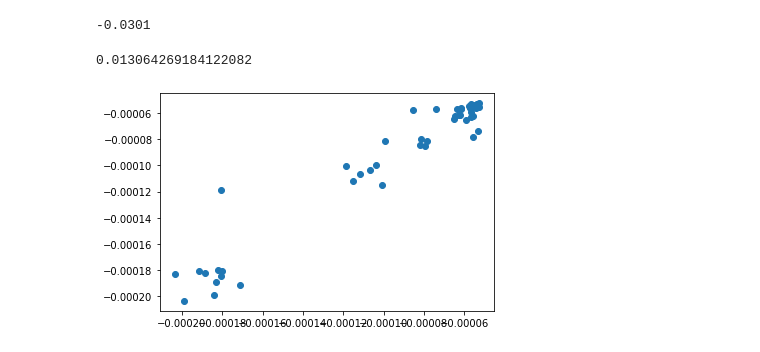
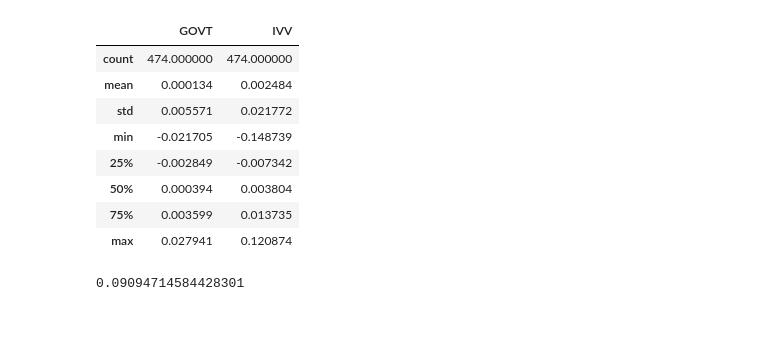
Before and after one commit to jan-felix/SLOG, a Jupyter notebook: Ex_Ante_vs_Ex_Post_Risk.ipynb, the cells around one changed output. Saved outputs shown, nothing was run; the diff lists cells and outputs as text; code cells hidden in the pictures; blank space fills up the shorter version.

```diff
--- a/Ex_Ante_vs_Ex_Post_Risk.ipynb
+++ b/Ex_Ante_vs_Ex_Post_Risk.ipynb
@@ -36,15 +57,21 @@ var_ivv_a = df_a["IVV"].var()
-# %%
-round(df_a["IVV"].quantile(.1),4)
-#np.sqrt(var_govt_a)
-#np.sqrt(var_ivv_a)
-# %% [output]
--0.0301
+# %%
+df_ret.describe()
+# %% [output]
+|  | GOVT | IVV |
+| count | 474.000000 | 474.000000 |
+| mean | 0.000134 | 0.002484 |
+| std | 0.005571 | 0.021772 |
+| min | -0.021705 | -0.148739 |
+| 25% | -0.002849 | -0.007342 |
+| 50% | 0.000394 | 0.003804 |
+| 75% | 0.003599 | 0.013735 |
+| max | 0.027941 | 0.120874 |
 # %%
-w1 = 0.56
+w1 = 0.40
 w2 = 1-w1
-mark_var = (np.square(w1)*var_govt_a + np.square(w2)*var_ivv_a + 2*w1*w2*cov_govt_ivv_a)
+mark_var = (np.square(w1)*var_govt + np.square(w2)*var_ivv + 2*w1*w2*cov_govt_ivv)*pa_value
 mark_std = np.sqrt(mark_var)
 mark_std
 # %% [output]
-0.013064269184122082
+0.09094714584428301
 # %%
@@ -85,4 +118,0 @@ for month in ex_a_df.index:
-# %%
-plt.scatter(x = df_risk["forw_COV"], y = df_risk["real_COV"], marker='o');
-# %% [output]
-[figure, removed]
```
Also changed, not shown: parts of 14 cells of this notebook.
